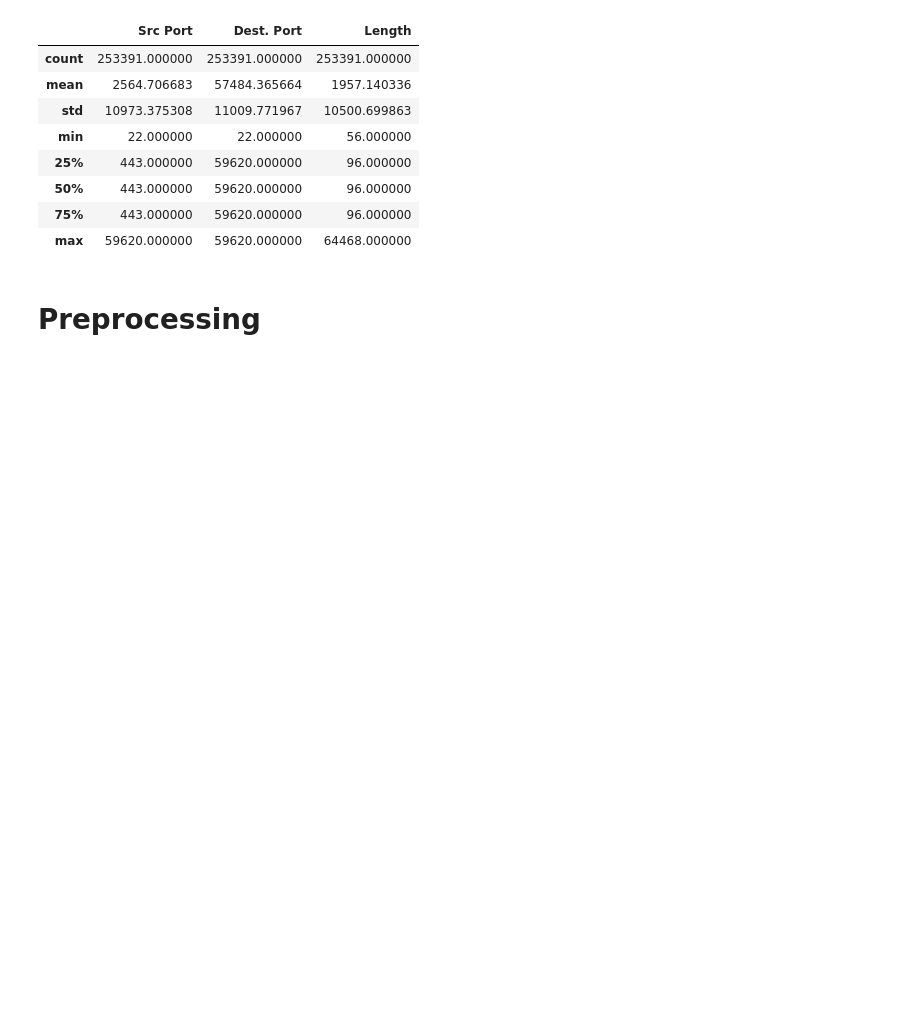
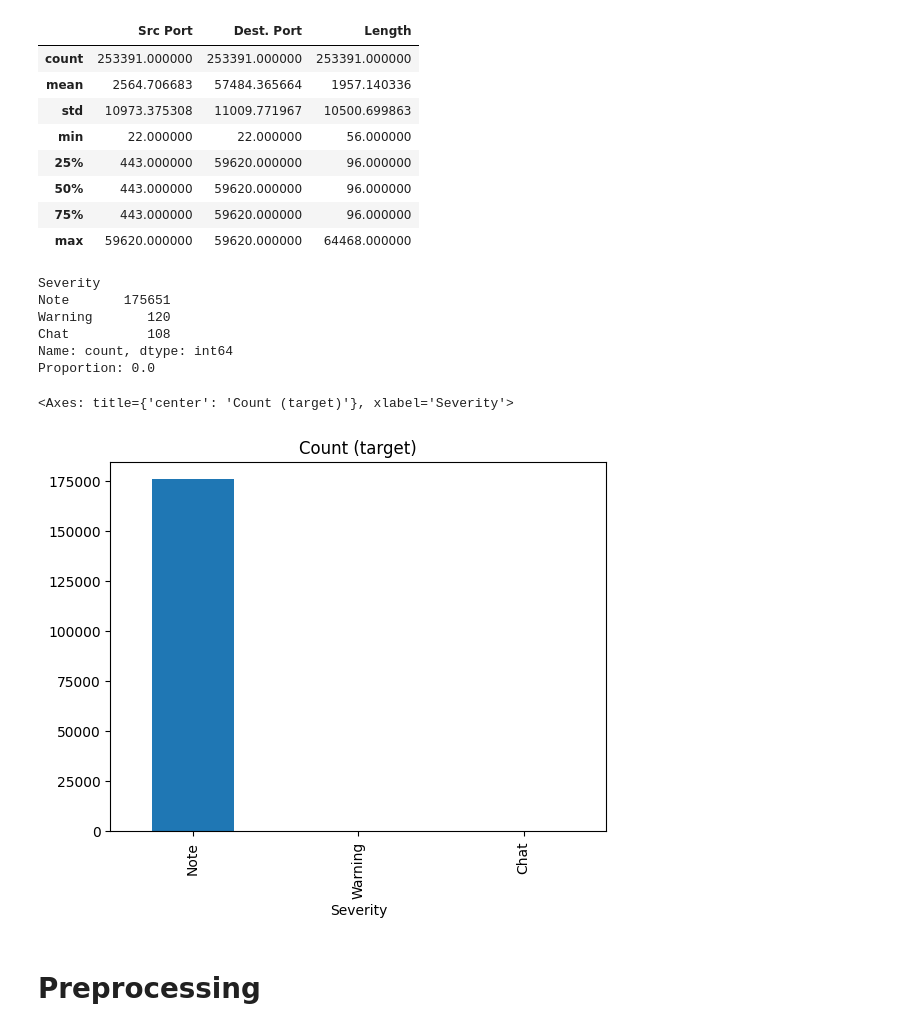
Before and after one commit to akramdhaifullah/big-data-7c, a Jupyter notebook: malware/pcap_ml_uts.ipynb, the cells around one changed output. Saved outputs shown, nothing was run; the diff lists cells and outputs as text; code cells hidden in the pictures; blank space fills up the shorter version.

```diff
--- a/malware/pcap_ml_uts.ipynb
+++ b/malware/pcap_ml_uts.ipynb
@@ -58,6 +58,24 @@ df.describe()
 | 50% | 443.000000 | 59620.000000 | 96.000000 |
 | 75% | 443.000000 | 59620.000000 | 96.000000 |
 | max | 59620.000000 | 59620.000000 | 64468.000000 |
+# %%
+target_count = df['Severity'].value_counts()
+print(target_count)
+
+# Calculate proportions for a binary target class
+proportion = target_count[1] / target_count[0]  # Calculate the proportion for the second class over the first
+print('Proportion:', round(proportion, 2))
+
+target_count.plot(kind='bar', title='Count (target)')
+# %% [output]
+Severity
+Note       175651
+Warning       120
+Chat          108
+Name: count, dtype: int64
+Proportion: 0.0
+<Axes: title={'center': 'Count (target)'}, xlabel='Severity'>
+[figure, added]
 # %% [markdown]
 # Preprocessing
 # %%
```
Also changed, not shown: parts of 7 cells of this notebook.
